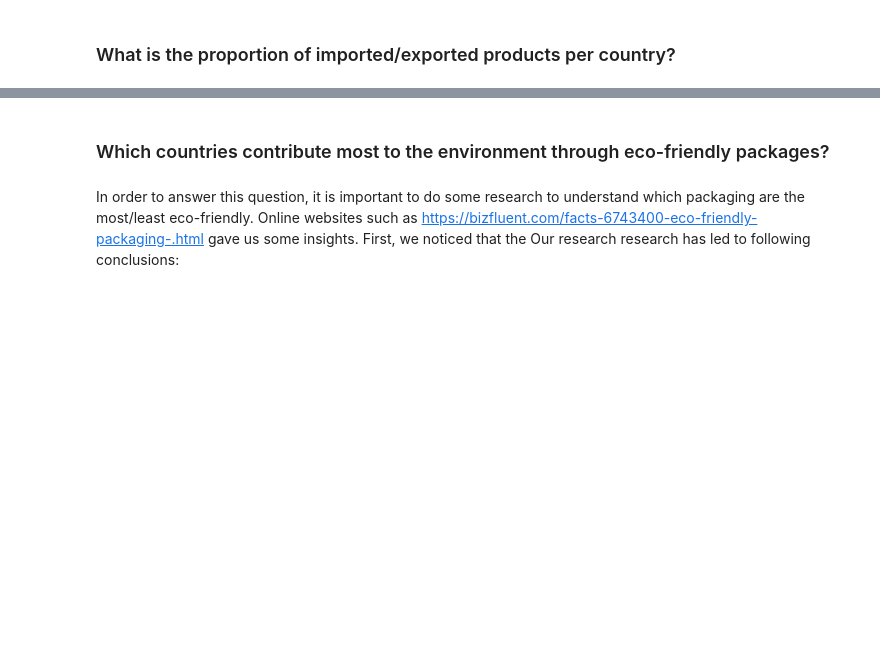
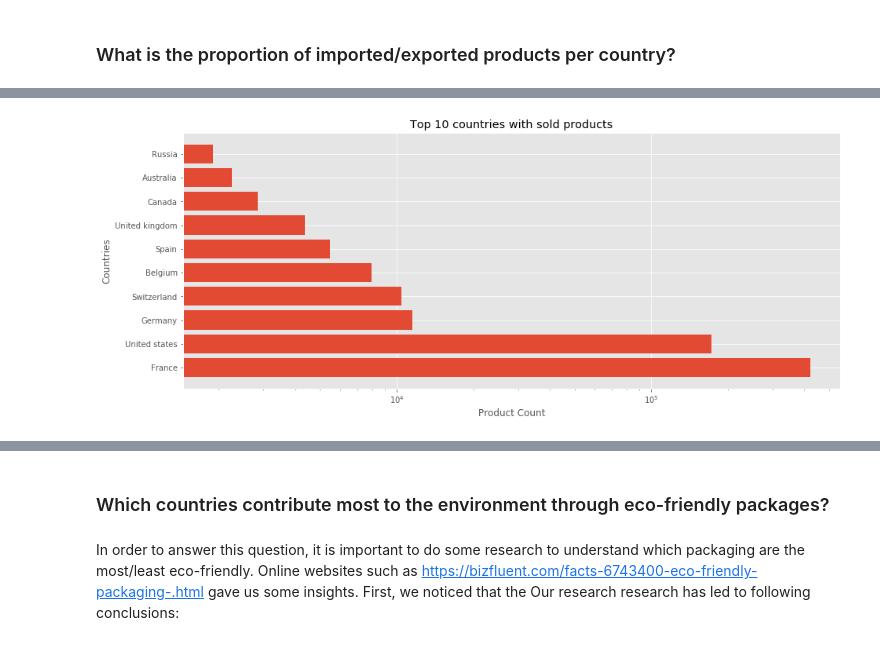
Before and after one commit to AhmedAhres/whats-on-my-plate, a Jupyter notebook: Main-Notebook.ipynb, the cells around one changed output, grey strips where cells are left out. Drawn from its saved outputs; the diff is of its cells as text; code cells hidden in the pictures; blank space fills up the shorter version.

```diff
--- a/Main-Notebook.ipynb
+++ b/Main-Notebook.ipynb
@@ -415,5 +563,10 @@ plt.show()
 # %%
 ctry_tags = current_data[['countries_tags','product_name']].groupby('countries_tags').count().sort_values(by= 'product_name', ascending=False)
 plt.figure(figsize=(15,6))
-plt.barh(ctry_tags.head(20).index, ctry_tags.head(20).product_name, log=True)
+plt.xlabel('Product Count')
+plt.ylabel('Countries')
+plt.title('Top 10 countries with sold products')
+plt.barh(ctry_tags.head(10).index, ctry_tags.head(10).product_name, log=True)
 plt.show()
+# %% [output]
+[figure, added]
```
Also changed, not shown: parts of 57 cells of this notebook, 1 other file.
